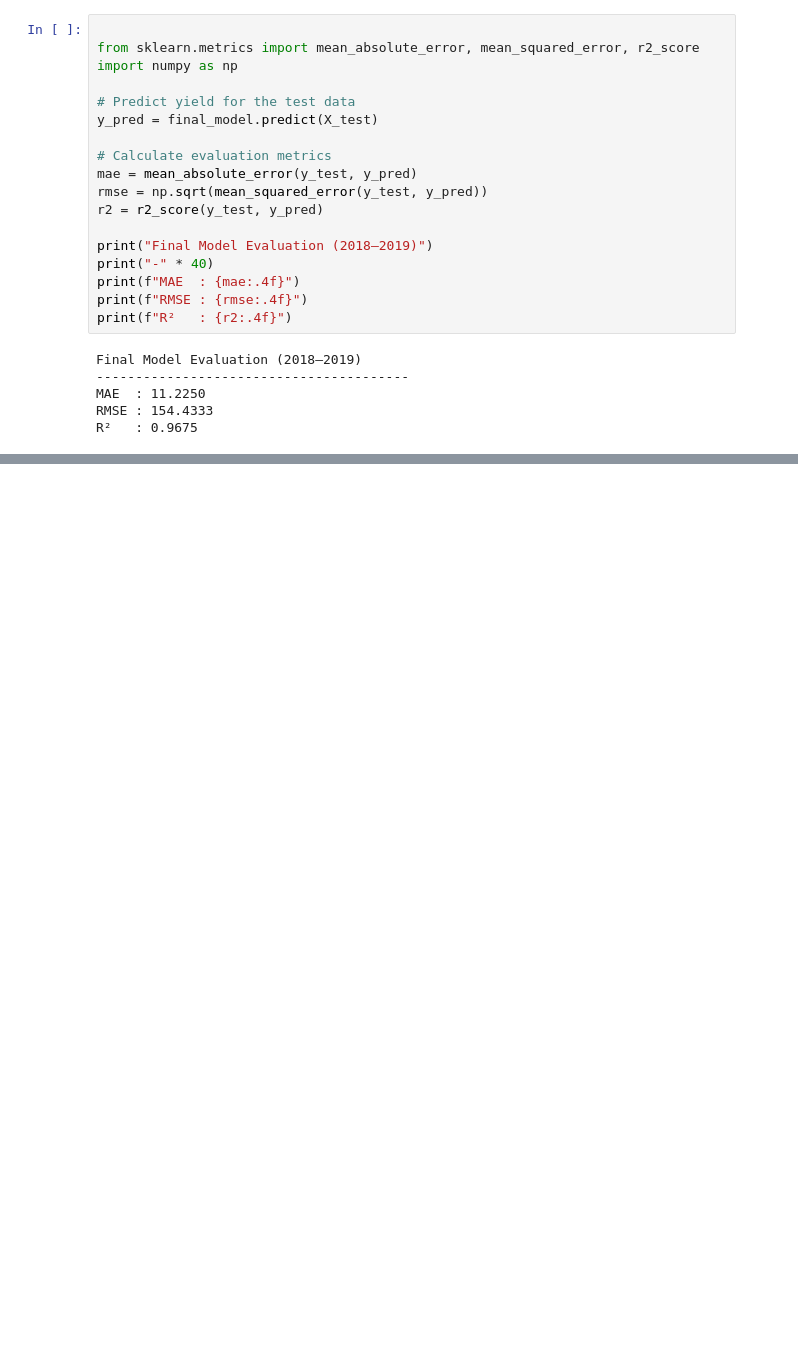
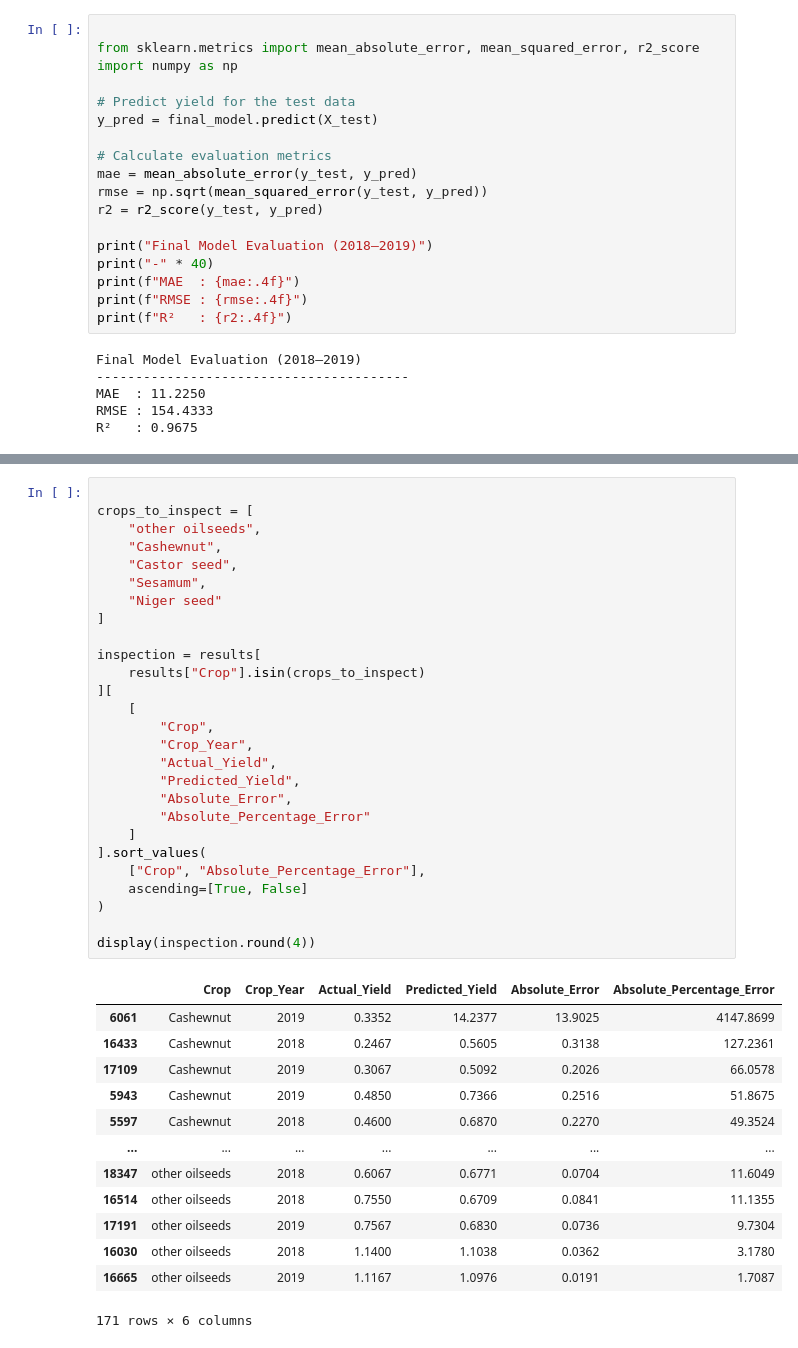
Before and after one commit to rohan24may/Crop-Yield-Analysis, a Jupyter notebook: notebooks/02_data_preprocessing.ipynb, the cells around one changed output, grey strips where cells are left out. Cells and saved outputs as stored; diff of their text form; blank space fills up the shorter version.

```diff
--- a/notebooks/02_data_preprocessing.ipynb
+++ b/notebooks/02_data_preprocessing.ipynb
@@ -949,0 +1071,41 @@ R²   : 0.9675
+# %%
+
+crops_to_inspect = [
+    "other oilseeds",
+    "Cashewnut",
+    "Castor seed",
+    "Sesamum",
+    "Niger seed"
+]
+
+inspection = results[
+    results["Crop"].isin(crops_to_inspect)
+][
+    [
+        "Crop",
+        "Crop_Year",
+        "Actual_Yield",
+        "Predicted_Yield",
+        "Absolute_Error",
+        "Absolute_Percentage_Error"
+    ]
+].sort_values(
+    ["Crop", "Absolute_Percentage_Error"],
+    ascending=[True, False]
+)
+
+display(inspection.round(4))
+# %% [output]
+|  | Crop | Crop_Year | Actual_Yield | Predicted_Yield | Absolute_Error | Absolute_Percentage_Error |
+| 6061 | Cashewnut | 2019 | 0.3352 | 14.2377 | 13.9025 | 4147.8699 |
+| 16433 | Cashewnut | 2018 | 0.2467 | 0.5605 | 0.3138 | 127.2361 |
+| 17109 | Cashewnut | 2019 | 0.3067 | 0.5092 | 0.2026 | 66.0578 |
+| 5943 | Cashewnut | 2019 | 0.4850 | 0.7366 | 0.2516 | 51.8675 |
+| 5597 | Cashewnut | 2018 | 0.4600 | 0.6870 | 0.2270 | 49.3524 |
+| ... | ... | ... | ... | ... | ... | ... |
+| 18347 | other oilseeds | 2018 | 0.6067 | 0.6771 | 0.0704 | 11.6049 |
+| 16514 | other oilseeds | 2018 | 0.7550 | 0.6709 | 0.0841 | 11.1355 |
+| 17191 | other oilseeds | 2019 | 0.7567 | 0.6830 | 0.0736 | 9.7304 |
+| 16030 | other oilseeds | 2018 | 1.1400 | 1.1038 | 0.0362 | 3.1780 |
+| 16665 | other oilseeds | 2019 | 1.1167 | 1.0976 | 0.0191 | 1.7087 |
+171 rows × 6 columns
```
Also changed, not shown: parts of 7 cells of this notebook, 1 other file.
